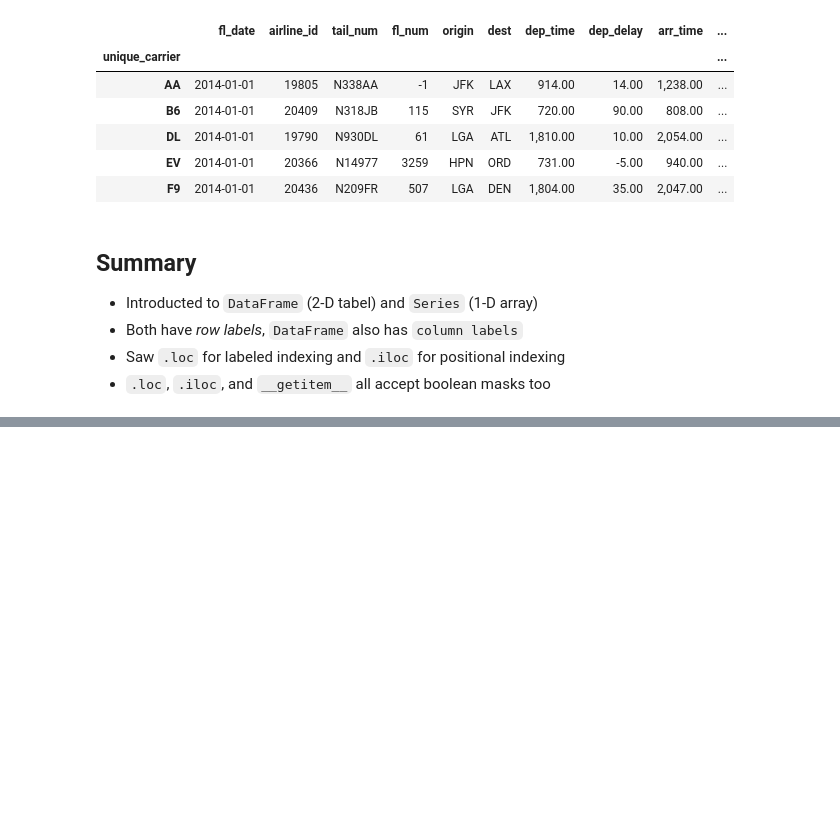
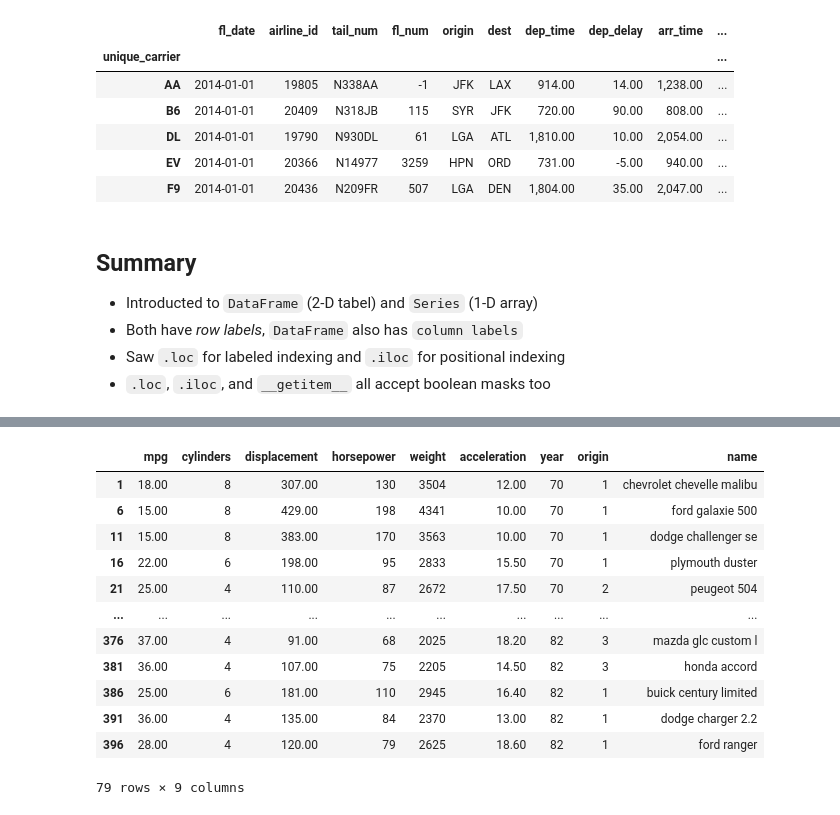
Before and after one commit to TomAugspurger/pandas-head-to-tail, a Jupyter notebook: 01-Indexing.ipynb, the cells around one changed output, grey strips where cells are left out. Drawn from its saved outputs; the diff is of its cells as text; code cells hidden in the pictures; blank space fills up the shorter version.

```diff
--- a/01-Indexing.ipynb
+++ b/01-Indexing.ipynb
@@ -715,0 +812,3 @@ Why does pandas use a property like `.loc[..., ...]`, rather than a method like
+# %%
+url = "http://vincentarelbundock.github.io/Rdatasets/csv/ISLR/Auto.csv"
+cars = pd.read_csv(url, index_col=0)
@@ -715,0 +869,16 @@ Why does pandas use a property like `.loc[..., ...]`, rather than a method like
+# %%
+cars.iloc[::5]
+# %% [output]
+|  | mpg | cylinders | displacement | horsepower | weight | acceleration | year | origin | name |
+| 1 | 18.00 | 8 | 307.00 | 130 | 3504 | 12.00 | 70 | 1 | chevrolet chevelle malibu |
+| 6 | 15.00 | 8 | 429.00 | 198 | 4341 | 10.00 | 70 | 1 | ford galaxie 500 |
+| 11 | 15.00 | 8 | 383.00 | 170 | 3563 | 10.00 | 70 | 1 | dodge challenger se |
+| 16 | 22.00 | 6 | 198.00 | 95 | 2833 | 15.50 | 70 | 1 | plymouth duster |
+| 21 | 25.00 | 4 | 110.00 | 87 | 2672 | 17.50 | 70 | 2 | peugeot 504 |
+| ... | ... | ... | ... | ... | ... | ... | ... | ... | ... |
+| 376 | 37.00 | 4 | 91.00 | 68 | 2025 | 18.20 | 82 | 3 | mazda glc custom l |
+| 381 | 36.00 | 4 | 107.00 | 75 | 2205 | 14.50 | 82 | 3 | honda accord |
+| 386 | 25.00 | 6 | 181.00 | 110 | 2945 | 16.40 | 82 | 1 | buick century limited |
+| 391 | 36.00 | 4 | 135.00 | 84 | 2370 | 13.00 | 82 | 1 | dodge charger 2.2 |
+| 396 | 28.00 | 4 | 120.00 | 79 | 2625 | 18.60 | 82 | 1 | ford ranger |
+79 rows × 9 columns
```
Also changed, not shown: parts of 36 cells of this notebook, 13 other files.
